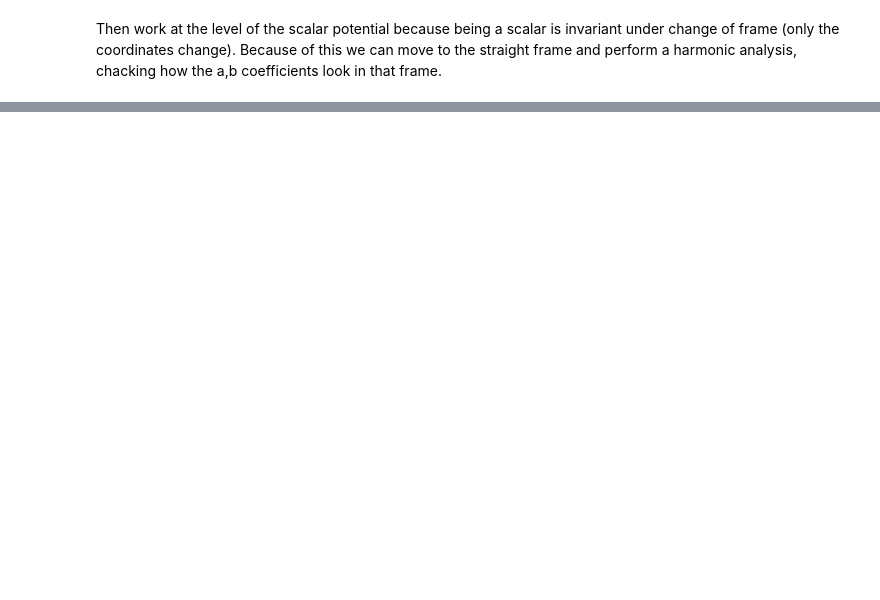
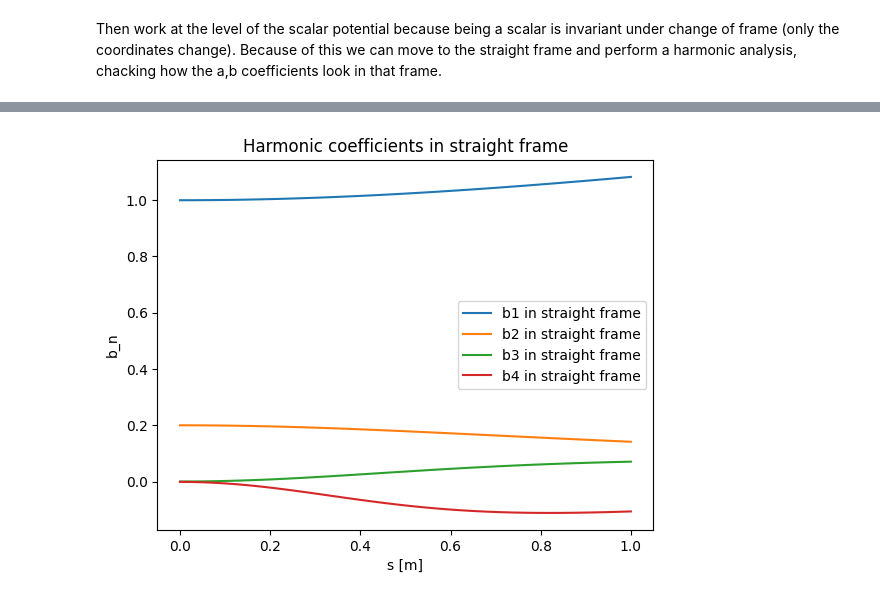
Before and after one commit to marcoliniF/bpmeth, a Jupyter notebook: preliminaryTrials/6.1track_framecomparisonnb.ipynb, the cells around one changed output, grey strips where cells are left out. Cells and saved outputs as stored; diff of their text form; code cells hidden in the pictures; blank space fills up the shorter version.

```diff
--- a/preliminaryTrials/6.1track_framecomparisonnb.ipynb
+++ b/preliminaryTrials/6.1track_framecomparisonnb.ipynb
@@ -77,5 +77,5 @@ Bx straight frame:  -0.00166666666666667*y**5*sqrt(s**2 + (x + 1.0)**2)*(-4.0*(x
 # %%
-#evaluate fields on grid
+#evaluate fields on cartesian grid
 xstraightarray = np.linspace(-1,1,100)
 ystraightarray = np.linspace(-1,1,100)
 ns=40
@@ -86,13 +86,11 @@ Bystraight_ana_array = sp.lambdify((x,y,s), Bystraight_ana, 'numpy')(Xstraight,
 Bsstraight_ana_array = sp.lambdify((x,y,s), Bsstraight_ana, 'numpy')(Xstraight, Ystraight, Sstraight)
 #make a fieldmap object from the field arrays
 datastraightfm = np.column_stack((Xstraight.flatten(), Ystraight.flatten(), Sstraight.flatten(), Bxstraight_ana_array.flatten(), Bystraight_ana_array.flatten(), Bsstraight_ana_array.flatten()))
-fm_straight = fm = bpmeth.fieldmaps.Fieldmap(datastraightfm)
+#fm_straight = bpmeth.fieldmaps.Fieldmap(datastraightfm)
 #before making the HA sample the field on a cylindrical grid
 ntheta=128
 nr=40
-def interp_cartesian_to_cylindrical(cart_fieldmap, x_1d, y_1d, s_1d,
-                                        rmin=0.001, rmax=0.4, nr=128,
-                                        ntheta=256, ns=40, nk=4, nl=3):
+def interp_cartesian_to_cylindrical(cart_fieldmap, x_1d, y_1d, s_1d, rmin=0.001, rmax=0.4, nr=128,ntheta=256, ns=40):
     """
     Convert Cartesian fieldmap to cylindrical
     Parameters
@@ -107,7 +105,6 @@ def interp_cartesian_to_cylindrical(cart_fieldmap, x_1d, y_1d, s_1d,
         Azimuthal resolution
     ns : int
         Longitudinal resolution
-
     Returns
     -------
     fields: list
@@ -120,35 +117,47 @@ def interp_cartesian_to_cylindrical(cart_fieldmap, x_1d, y_1d, s_1d,
     # Resample Cartesian data onto cylindrical grid
     rr = np.linspace(rmin, rmax, nr)
     theta_1d = np.linspace(0.0, 2*np.pi, ntheta, endpoint=False)
     s_cyl = s_1d
 
     R, TH, S = np.meshgrid(rr, theta_1d, s_cyl, indexing='ij')
 
     # Convert to Cartesian for interpolation
     X_query = R * np.cos(TH)
     Y_query = R * np.sin(TH)
 
     # Reshape for interpolation
     shape_src = (len(x_1d), len(y_1d), len(s_1d))
     query_pts = np.column_stack([
         X_query.ravel(),
         Y_query.ravel(),
         S.ravel(),
     ])
-
     # Interpolate field components
     from scipy.interpolate import RegularGridInterpolator
 
     fields = {}
     for i, name in enumerate(['Bx', 'By', 'Bs']):
         F_3d = cart_fieldmap[:, 3 + i].reshape(shape_src)
         interp = RegularGridInterpolator(
             points=(x_1d, y_1d, s_1d), values=F_3d,
             method='linear', bounds_error=False, fill_value=np.nan,
         )
         fields[name] = interp(query_pts).reshape(nr, ntheta, ns)
 
-    return rr, s_cyl, fields
-
-# Construct By + i*Bx on cylindrical grid
-ByiBx_cyl = fields['By'] + 1j * fields['Bx']
+    return rr, theta_1d, fields
+rr, theta_1d, cylfieldatadict= interp_cartesian_to_cylindrical(datastraightfm, x_1d=xstraightarray, y_1d=ystraightarray, s_1d=sstraightarray, rmin=0.001, rmax=0.5, nr=nr, ntheta=ntheta, ns=ns)
+rarr, tarr, sarr = np.meshgrid(rr, theta_1d, sstraightarray, indexing='ij')
+cylfieldmapdatastack= np.column_stack([rarr.ravel(), tarr.ravel(), sarr.ravel(), cylfieldatadict['Bx'].ravel(), cylfieldatadict['By'].ravel(), cylfieldatadict['Bs'].ravel()])
+fm_straight_cyl= bpmeth.fieldmaps.Fieldmap(cylfieldmapdatastack)
+svals, astraightofs, bstraightofs, erroras, errorbs = fm_straight_cyl.s_harmonics(rr=rr, ntheta=ntheta, ns=ns, order=4)
+plt.plot(svals, bstraightofs[:,0], label='b1 in straight frame')
+plt.plot(svals, bstraightofs[:,1], label='b2 in straight frame')
+plt.plot(svals, bstraightofs[:,2], label='b3 in straight frame')
+plt.plot(svals, bstraightofs[:,3], label='b4 in straight frame')
+plt.xlabel('s [m]')
+plt.ylabel('b_n')
+plt.title('Harmonic coefficients in straight frame')
+plt.legend()
+plt.show()
+# %% [output]
+[figure, added]
```
Also changed, not shown: parts of 8 cells of this notebook.
